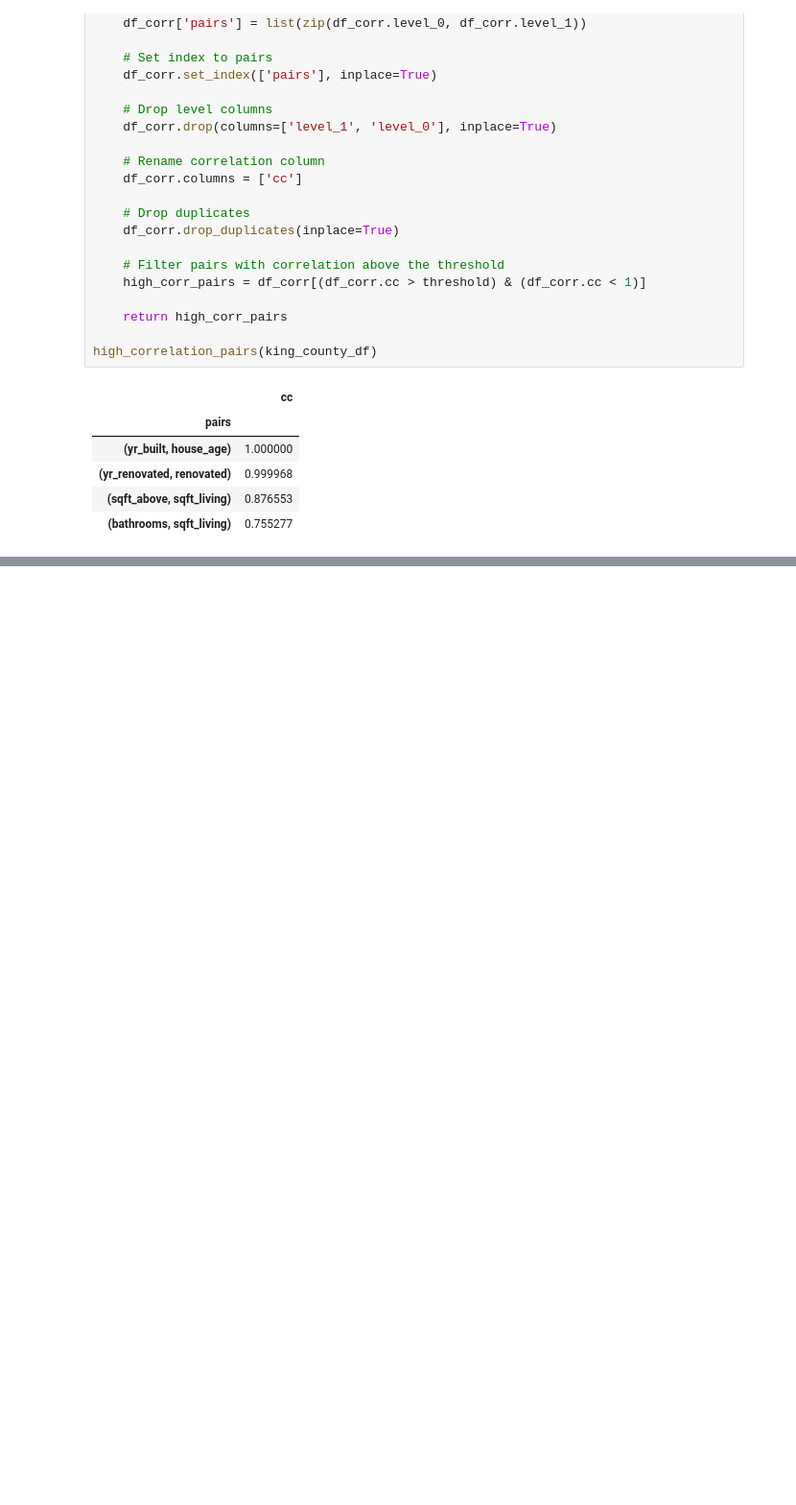
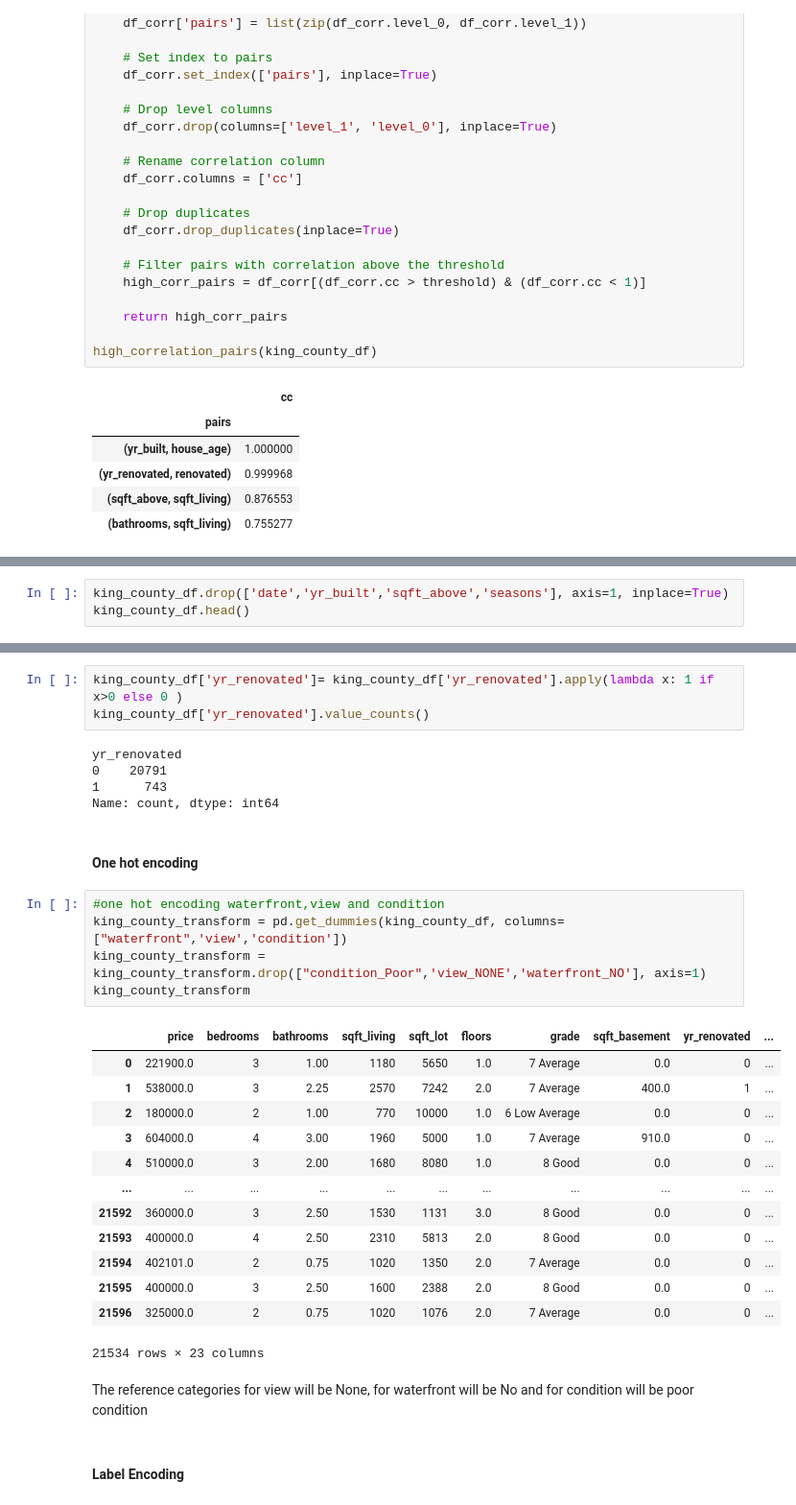
Before and after one commit to Judykoech/Phase2--Group1-Project, a Jupyter notebook: student.ipynb, the cells around one changed output, grey strips where cells are left out. Shown at 96% size. Cells and saved outputs as stored; diff of their text form; blank space fills up the shorter version.

```diff
--- a/student.ipynb
+++ b/student.ipynb
@@ -1266,0 +1286,3 @@ high_correlation_pairs(king_county_df)
+# %%
+king_county_df.drop(['date','yr_built','sqft_above','seasons'], axis=1, inplace=True)
+king_county_df.head()
@@ -1266,0 +1316,33 @@ high_correlation_pairs(king_county_df)
+# %%
+king_county_df['yr_renovated']= king_county_df['yr_renovated'].apply(lambda x: 1 if x>0 else 0 )
+king_county_df['yr_renovated'].value_counts()
+# %% [output]
+yr_renovated
+0    20791
+1      743
+Name: count, dtype: int64
+# %% [markdown]
+#### One hot encoding
+# %%
+#one hot encoding waterfront,view and condition
+king_county_transform = pd.get_dummies(king_county_df, columns=["waterfront",'view','condition'])
+king_county_transform = king_county_transform.drop(["condition_Poor",'view_NONE','waterfront_NO'], axis=1)
+king_county_transform
+# %% [output]
+|  | price | bedrooms | bathrooms | sqft_living | sqft_lot | floors | grade | sqft_basement | yr_renovated | ... |
+| 0 | 221900.0 | 3 | 1.00 | 1180 | 5650 | 1.0 | 7 Average | 0.0 | 0 | ... |
+| 1 | 538000.0 | 3 | 2.25 | 2570 | 7242 | 2.0 | 7 Average | 400.0 | 1 | ... |
+| 2 | 180000.0 | 2 | 1.00 | 770 | 10000 | 1.0 | 6 Low Average | 0.0 | 0 | ... |
+| 3 | 604000.0 | 4 | 3.00 | 1960 | 5000 | 1.0 | 7 Average | 910.0 | 0 | ... |
+| 4 | 510000.0 | 3 | 2.00 | 1680 | 8080 | 1.0 | 8 Good | 0.0 | 0 | ... |
+| ... | ... | ... | ... | ... | ... | ... | ... | ... | ... | ... |
+| 21592 | 360000.0 | 3 | 2.50 | 1530 | 1131 | 3.0 | 8 Good | 0.0 | 0 | ... |
+| 21593 | 400000.0 | 4 | 2.50 | 2310 | 5813 | 2.0 | 8 Good | 0.0 | 0 | ... |
+| 21594 | 402101.0 | 2 | 0.75 | 1020 | 1350 | 2.0 | 7 Average | 0.0 | 0 | ... |
+| 21595 | 400000.0 | 3 | 2.50 | 1600 | 2388 | 2.0 | 8 Good | 0.0 | 0 | ... |
+| 21596 | 325000.0 | 2 | 0.75 | 1020 | 1076 | 2.0 | 7 Average | 0.0 | 0 | ... |
+21534 rows × 23 columns
+# %% [markdown]
+The reference categories for view will be None, for waterfront will be No and for condition will be poor condition
+# %% [markdown]
+#### Label Encoding
```
Also changed, not shown: parts of 48 cells of this notebook.
